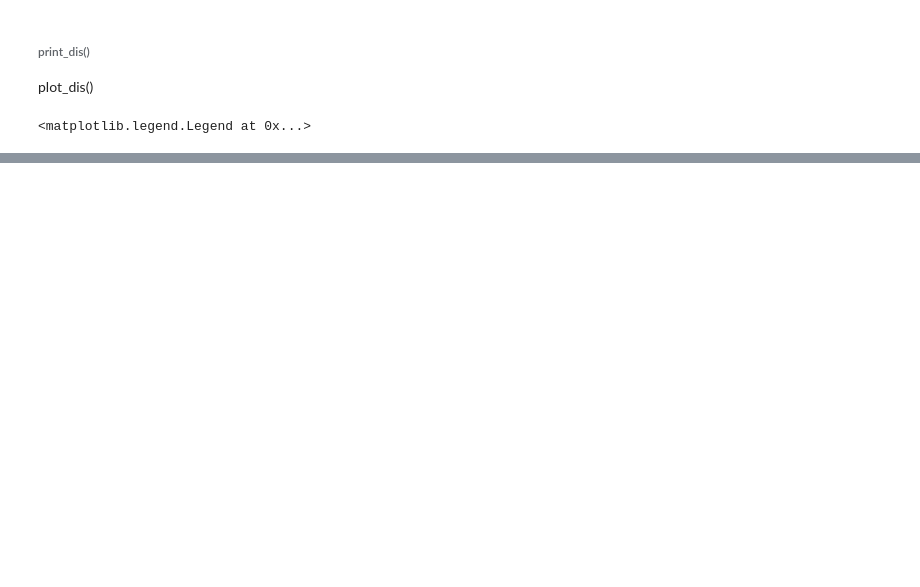
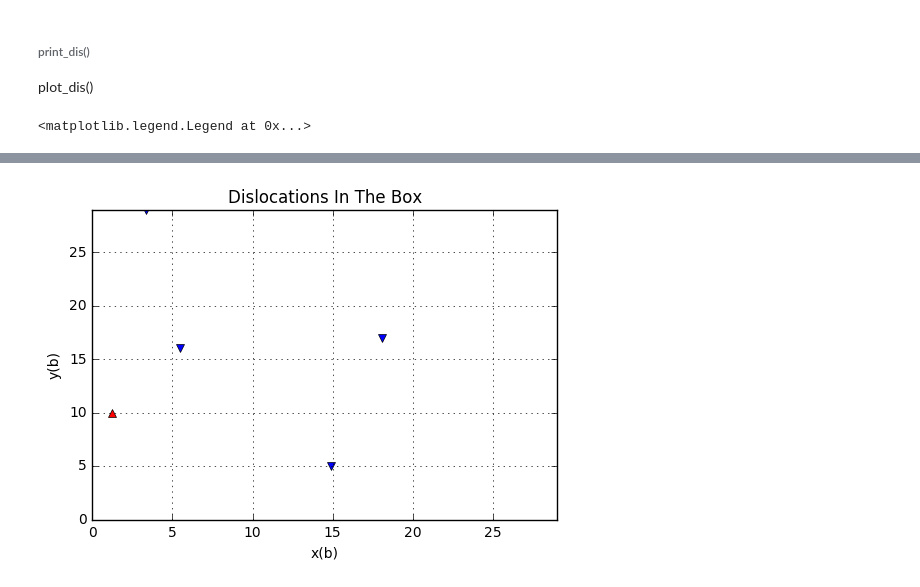
Before and after one commit to mickyaero/ML, a Jupyter notebook: dislocations.ipynb, the cells around one changed output, grey strips where cells are left out. Cells and saved outputs as stored; diff of their text form; code cells hidden in the pictures; blank space fills up the shorter version.

```diff
--- a/dislocations.ipynb
+++ b/dislocations.ipynb
@@ -13,7 +13,7 @@ def print_dis():
 
 #Grid size in terms of Burger's vector, Burger's vector = 1unit in the x-direction
 #The grid is a sqaure
-grid_size = 50
+grid_size = 30
 
 #Finding out the grid coordinates
 x_coord = np.linspace(0, grid_size - 1, grid_size)
@@ -23,7 +23,7 @@ y_coord = x_coord
 #GENERATING THE DISLOCATIONS
 
 #Number of disclocations = num_dis
-num_dis = 10
+num_dis = 5
 
 #Dislocations identity = (x, y ,s); where s can be +1 or -1 DEFINED GLOBALLY. THE COORDINATES OF THE DISLOCATIONS ARE UPDATED
 #GLOBALLY
@@ -179,0 +187,4 @@ plt.show()
+# %%
+plot_dis()
+# %% [output]
+[figure, added]
```
Also changed, not shown: parts of 5 cells of this notebook, 4 other files.
